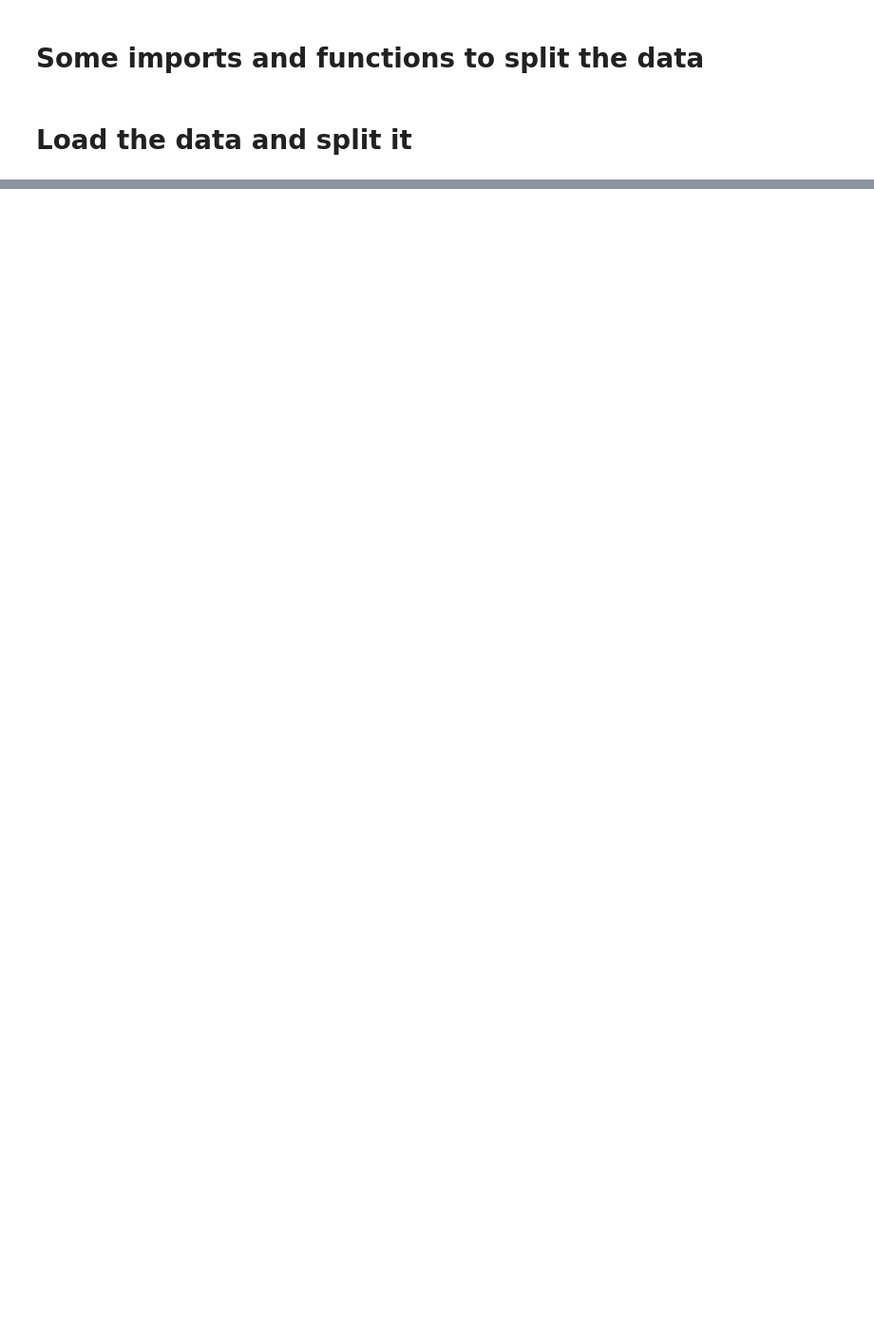
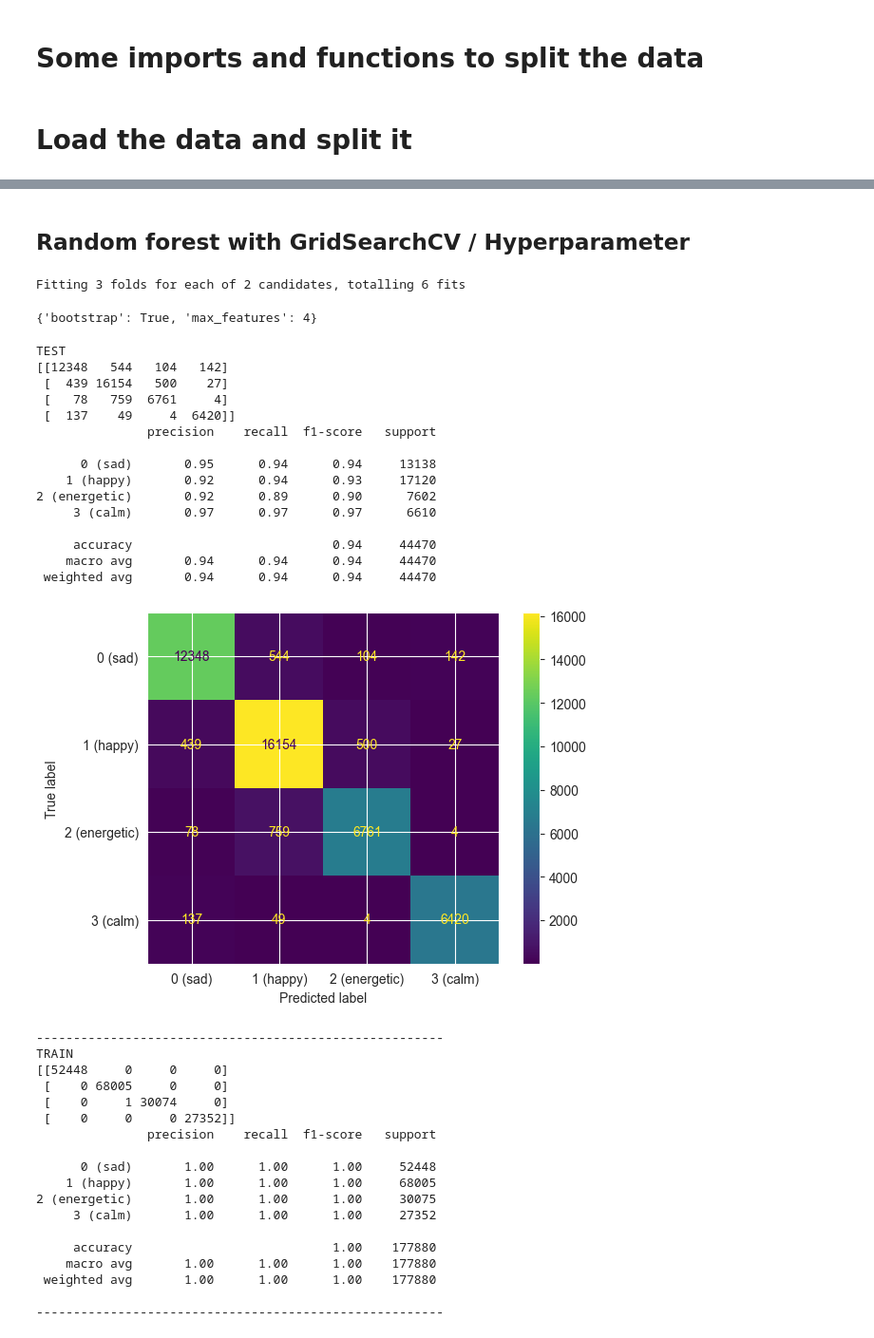
Before and after one commit to mr-perseus/ML-hacking-day, a Jupyter notebook: part-2-ml.ipynb, the cells around one changed output, grey strips where cells are left out. Shown: that part at 95% size. Cells and saved outputs as stored; diff of their text form; code cells hidden in the pictures; blank space fills up the shorter version.

```diff
--- a/part-2-ml.ipynb
+++ b/part-2-ml.ipynb
@@ -300,0 +232,8 @@ Fitting 3 folds for each of 3 candidates, totalling 9 fits
+# %%
+from sklearn.ensemble import RandomForestClassifier
+
+random_forest_pipeline = make_pipeline(StandardScaler(), RandomForestClassifier(random_state=42))
+
+random_forest_pipeline.fit(X_train, y_train)
+
+eval(random_forest_pipeline, X_train, X_test, y_train, y_test)
@@ -300,0 +293,60 @@ Fitting 3 folds for each of 3 candidates, totalling 9 fits
+# %% [markdown]
+## Random forest with GridSearchCV / Hyperparameter
+# %%
+from sklearn.model_selection import GridSearchCV
+
+param_grid = {
+    'bootstrap': [True],
+    # 'max_depth': [80],
+    'max_features': [4, 5],
+    # 'min_samples_leaf': [3],
+    # 'min_samples_split': [8],
+    # 'n_estimators': [100]
+}
+
+# Instantiate the grid search model
+grid_search = GridSearchCV(estimator = RandomForestClassifier(random_state=42), param_grid = param_grid, n_jobs = -1, verbose = 4, cv = 3)
+
+grid_search.fit(X_train, y_train)
+grid_search.best_params_
+# %% [output]
+Fitting 3 folds for each of 2 candidates, totalling 6 fits
+{'bootstrap': True, 'max_features': 4}
+# %%
+best_grid = grid_search.best_estimator_
+eval(best_grid, X_train, X_test, y_train, y_test)
+# %% [output]
+TEST
+[[12348   544   104   142]
+ [  439 16154   500    27]
+ [   78   759  6761     4]
+ [  137    49     4  6420]]
+               precision    recall  f1-score   support
+
+      0 (sad)       0.95      0.94      0.94     13138
+    1 (happy)       0.92      0.94      0.93     17120
+2 (energetic)       0.92      0.89      0.90      7602
+     3 (calm)       0.97      0.97      0.97      6610
+
+     accuracy                           0.94     44470
+    macro avg       0.94      0.94      0.94     44470
+ weighted avg       0.94      0.94      0.94     44470
+[figure, added]
+-------------------------------------------------------
+TRAIN
+[[52448     0     0     0]
+ [    0 68005     0     0]
+ [    0     1 30074     0]
+ [    0     0     0 27352]]
+               precision    recall  f1-score   support
+
+      0 (sad)       1.00      1.00      1.00     52448
+    1 (happy)       1.00      1.00      1.00     68005
+2 (energetic)       1.00      1.00      1.00     30075
+     3 (calm)       1.00      1.00      1.00     27352
+
+     accuracy                           1.00    177880
+    macro avg       1.00      1.00      1.00    177880
+ weighted avg       1.00      1.00      1.00    177880
+
+-------------------------------------------------------
```
Also changed, not shown: parts of 37 cells of this notebook, 1 other file.
